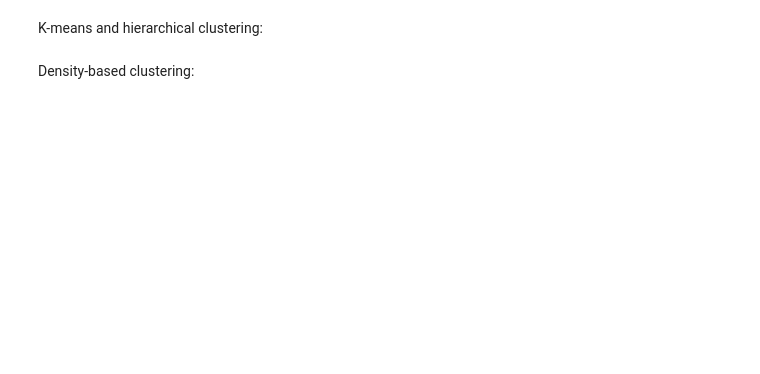
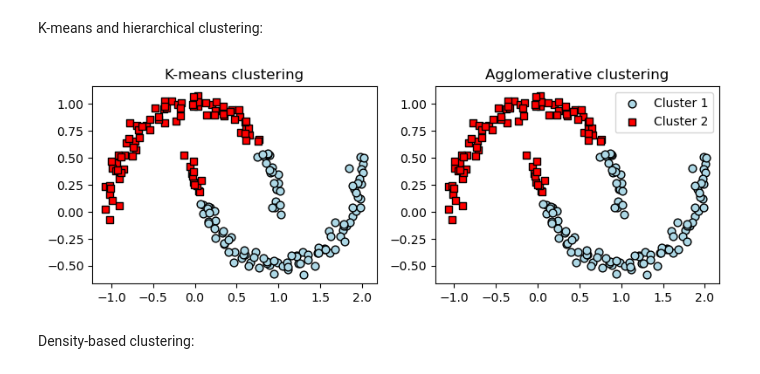
Before and after one commit to kyunggwan/PNU_AI, a Jupyter notebook: Chapter09 SearchAlgorithm/Linear Regression/AIP_Clustering_skeleton.ipynb, the cells around one changed output. Drawn from its saved outputs; the diff is of its cells as text; code cells hidden in the pictures; blank space fills up the shorter version.

```diff
--- a/Chapter09 SearchAlgorithm/Linear Regression/AIP_Clustering_skeleton.ipynb
+++ b/Chapter09 SearchAlgorithm/Linear Regression/AIP_Clustering_skeleton.ipynb
@@ -105,35 +113,37 @@ K-means and hierarchical clustering:
 from sklearn.cluster import AgglomerativeClustering
 
 f, (ax1, ax2) = plt.subplots(1, 2, figsize=(8, 3))
 
 # TODO: KMeans를 이용해서 위 데이터를 Clustering해 보세요.
-km =
+km = AgglomerativeClustering(n_clusters=2, affinity='euclidean', linkage='complete')
 
 y_km = km.fit_predict(X)
 ax1.scatter(X[y_km == 0, 0], X[y_km == 0, 1],
             edgecolor='black',
             c='lightblue', marker='o', s=40, label='cluster 1')
 ax1.scatter(X[y_km == 1, 0], X[y_km == 1, 1],
             edgecolor='black',
             c='red', marker='s', s=40, label='cluster 2')
 ax1.set_title('K-means clustering')
 
 # TODO: AgglomerativeClustering 함수의 사용법을 검색해 보고, Clustering 해 보세요.
-ac =
+ac = AgglomerativeClustering(n_clusters=2, affinity='euclidean', linkage='complete')
 
 y_ac = ac.fit_predict(X)
 ax2.scatter(X[y_ac == 0, 0], X[y_ac == 0, 1], c='lightblue',
             edgecolor='black',
             marker='o', s=40, label='Cluster 1')
 ax2.scatter(X[y_ac == 1, 0], X[y_ac == 1, 1], c='red',
             edgecolor='black',
             marker='s', s=40, label='Cluster 2')
 ax2.set_title('Agglomerative clustering')
 
 plt.legend()
 plt.tight_layout()
 # plt.savefig('images/11_15.png', dpi=300)
 plt.show()
+# %% [output]
+[figure, added]
 # %% [markdown]
 Density-based clustering:
 # %%
```
Also changed, not shown: parts of 12 cells of this notebook, 26 other files.
